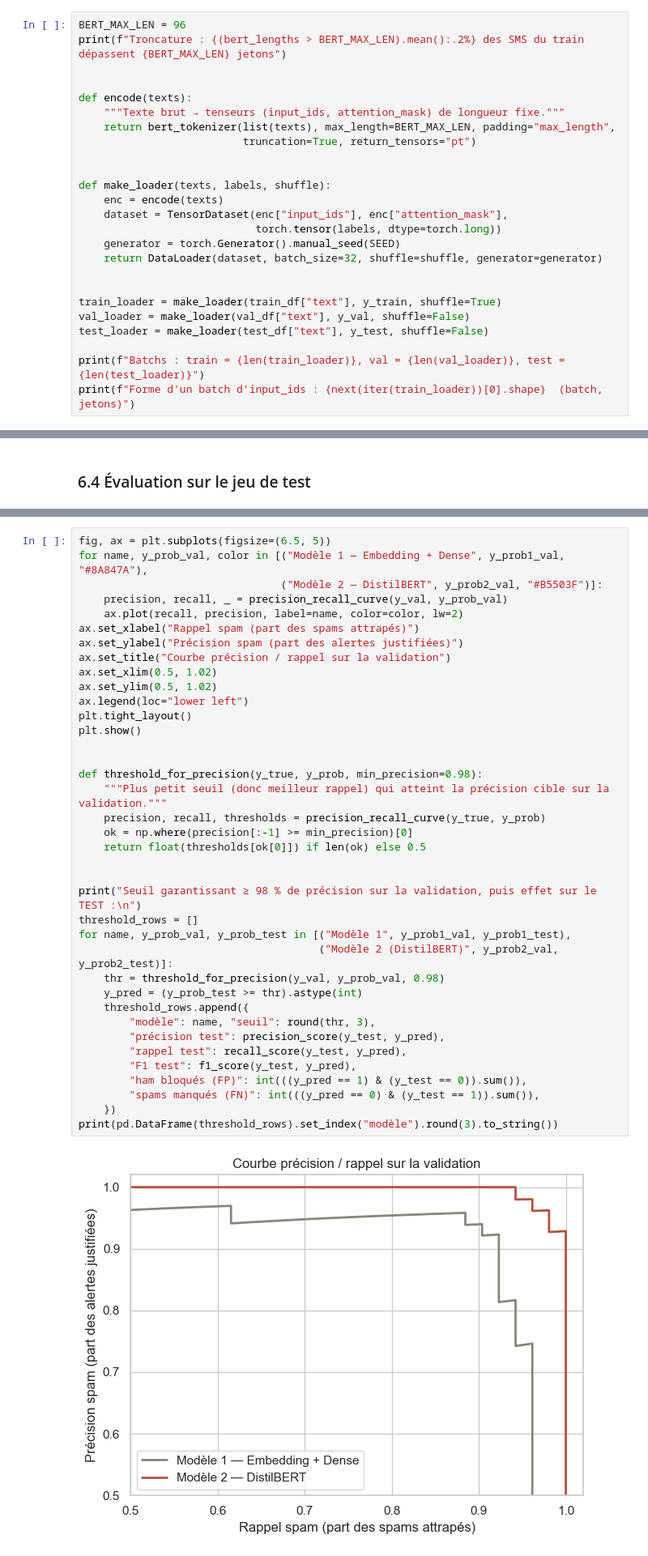
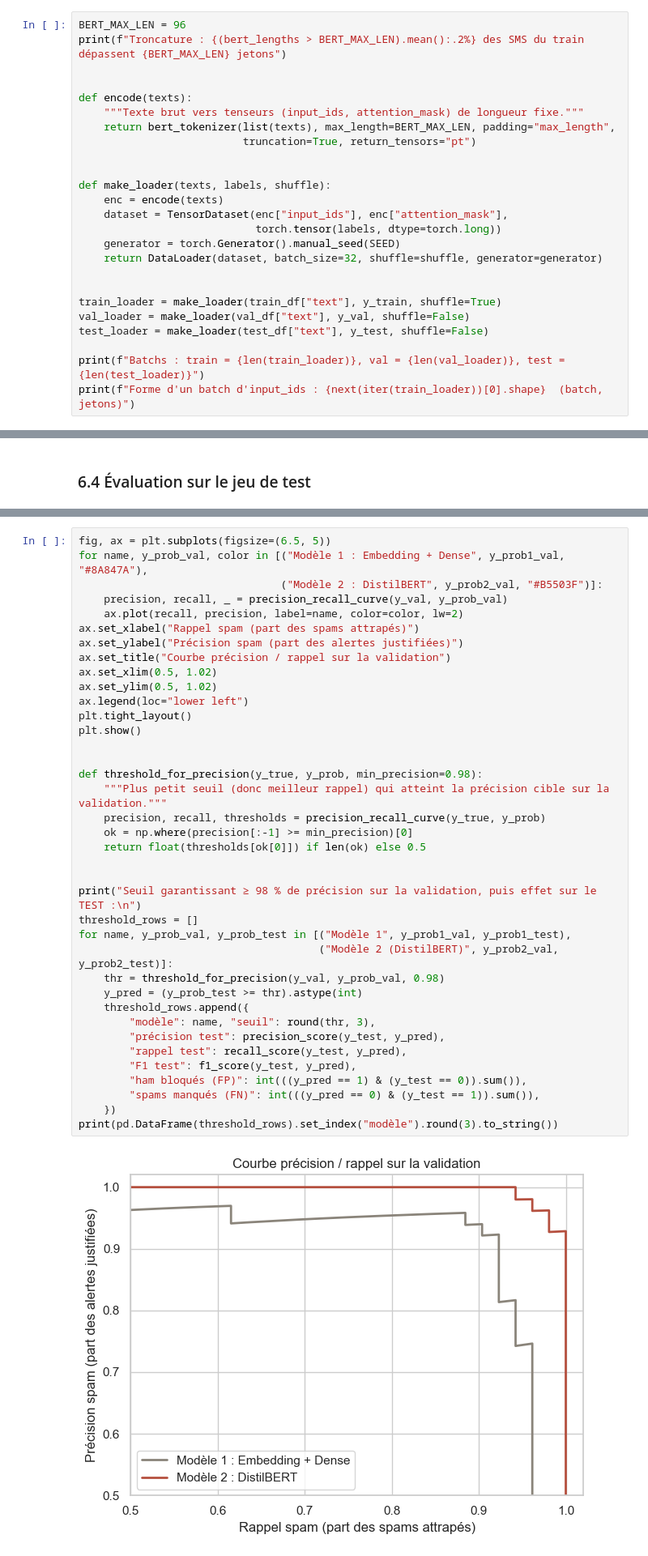
Before and after one commit to marinedde/cdsd-certification, a Jupyter notebook: bloc4-deep-learning/ATTspamdetector.ipynb, the cells around one changed output, grey strips where cells are left out. Shown at 81% size. Cells and saved outputs as stored; diff of their text form.

```diff
--- a/bloc4-deep-learning/ATTspamdetector.ipynb
+++ b/bloc4-deep-learning/ATTspamdetector.ipynb
@@ -758,7 +758,7 @@ print(f"Troncature : {(bert_lengths > BERT_MAX_LEN).mean():.2%} des SMS du train
 
 
 def encode(texts):
-    """Texte brut → tenseurs (input_ids, attention_mask) de longueur fixe."""
+    """Texte brut vers tenseurs (input_ids, attention_mask) de longueur fixe."""
     return bert_tokenizer(list(texts), max_length=BERT_MAX_LEN, padding="max_length",
                           truncation=True, return_tensors="pt")
 
@@ -1008,8 +1008,8 @@ validation**, jamais sur le test — puis on retient un seuil qui garantit une p
 (≥ 98 %) et on observe le rappel obtenu sur le test.
 # %%
 fig, ax = plt.subplots(figsize=(6.5, 5))
-for name, y_prob_val, color in [("Modèle 1 — Embedding + Dense", y_prob1_val, "#8A847A"),
-                                ("Modèle 2 — DistilBERT", y_prob2_val, "#B5503F")]:
+for name, y_prob_val, color in [("Modèle 1 : Embedding + Dense", y_prob1_val, "#8A847A"),
+                                ("Modèle 2 : DistilBERT", y_prob2_val, "#B5503F")]:
     precision, recall, _ = precision_recall_curve(y_val, y_prob_val)
     ax.plot(recall, precision, label=name, color=color, lw=2)
 ax.set_xlabel("Rappel spam (part des spams attrapés)")
@@ -1018,34 +1018,34 @@ ax.set_title("Courbe précision / rappel sur la validation")
 ax.set_xlim(0.5, 1.02)
 ax.set_ylim(0.5, 1.02)
 ax.legend(loc="lower left")
 plt.tight_layout()
 plt.show()
 
 
 def threshold_for_precision(y_true, y_prob, min_precision=0.98):
     """Plus petit seuil (donc meilleur rappel) qui atteint la précision cible sur la validation."""
     precision, recall, thresholds = precision_recall_curve(y_true, y_prob)
     ok = np.where(precision[:-1] >= min_precision)[0]
     return float(thresholds[ok[0]]) if len(ok) else 0.5
 
 
 print("Seuil garantissant ≥ 98 % de précision sur la validation, puis effet sur le TEST :\n")
 threshold_rows = []
 for name, y_prob_val, y_prob_test in [("Modèle 1", y_prob1_val, y_prob1_test),
                                       ("Modèle 2 (DistilBERT)", y_prob2_val, y_prob2_test)]:
     thr = threshold_for_precision(y_val, y_prob_val, 0.98)
     y_pred = (y_prob_test >= thr).astype(int)
     threshold_rows.append({
         "modèle": name, "seuil": round(thr, 3),
         "précision test": precision_score(y_test, y_pred),
         "rappel test": recall_score(y_test, y_pred),
         "F1 test": f1_score(y_test, y_pred),
         "ham bloqués (FP)": int(((y_pred == 1) & (y_test == 0)).sum()),
         "spams manqués (FN)": int(((y_pred == 0) & (y_test == 1)).sum()),
     })
 print(pd.DataFrame(threshold_rows).set_index("modèle").round(3).to_string())
 # %% [output]
-[figure, old version]
+[figure, new version]
 Seuil garantissant ≥ 98 % de précision sur la validation, puis effet sur le TEST :
 
                        seuil  précision test  rappel test  F1 test  ham bloqués (FP)  spams manqués (FN)
```
Also changed, not shown: parts of 25 cells of this notebook, 3 other files.
